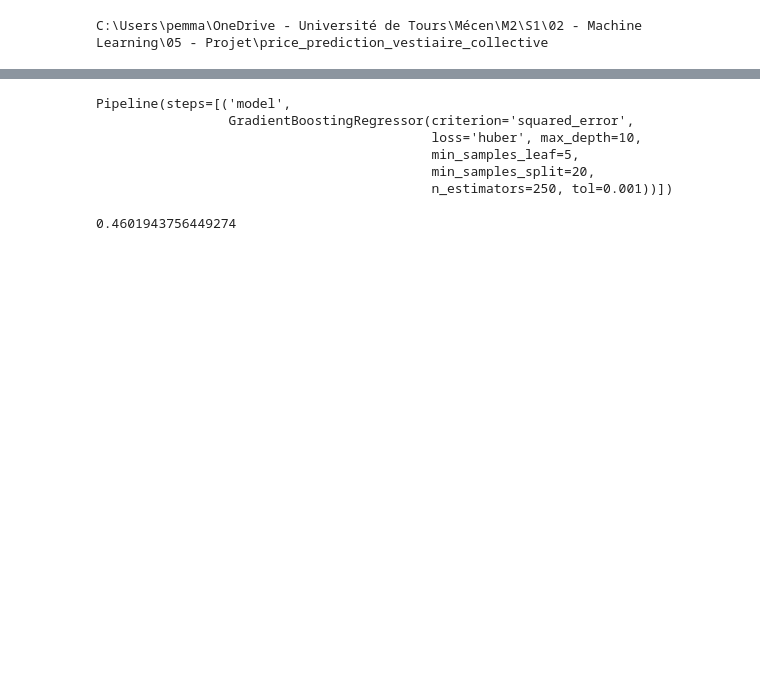
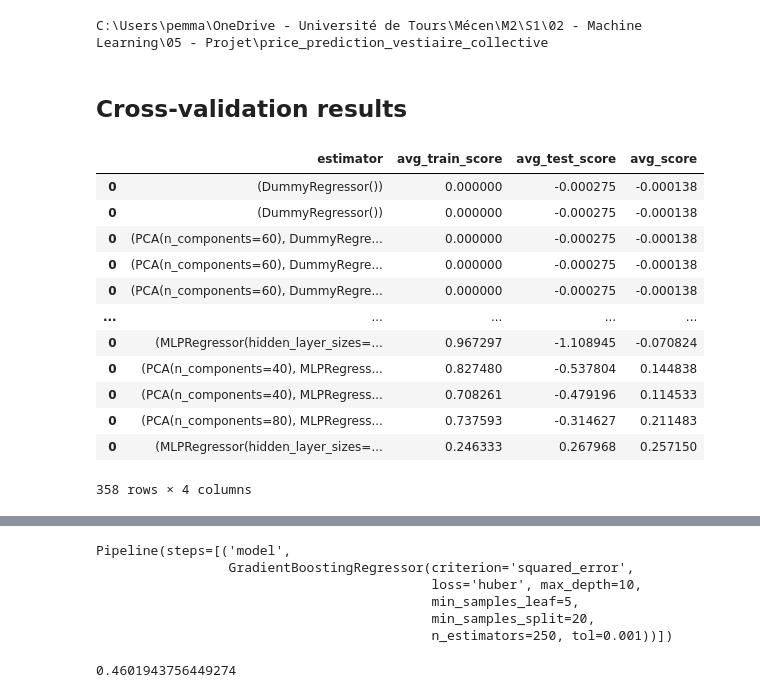
Before and after one commit to PeDiot/price_prediction_vestiaire_collective, a Jupyter notebook: notebooks/model_selection.ipynb, the cells around one changed output, grey strips where cells are left out. Cells and saved outputs as stored; diff of their text form; code cells hidden in the pictures; blank space fills up the shorter version.

Commit message:
Test modified 'get_cv_results' function.

```diff
--- a/notebooks/model_selection.ipynb
+++ b/notebooks/model_selection.ipynb
@@ -13,3 +19,23 @@ from vc_ml import (
 # %%
 import plotly.graph_objects as go
 from plotly.subplots import make_subplots
+# %% [markdown]
+## Cross-validation results
+# %%
+cv_results = get_cv_results(files_path=get_files_path())
+# %%
+cv_results
+# %% [output]
+|  | estimator | avg_train_score | avg_test_score | avg_score |
+| 0 | (DummyRegressor()) | 0.000000 | -0.000275 | -0.000138 |
+| 0 | (DummyRegressor()) | 0.000000 | -0.000275 | -0.000138 |
+| 0 | (PCA(n_components=60), DummyRegre... | 0.000000 | -0.000275 | -0.000138 |
+| 0 | (PCA(n_components=60), DummyRegre... | 0.000000 | -0.000275 | -0.000138 |
+| 0 | (PCA(n_components=60), DummyRegre... | 0.000000 | -0.000275 | -0.000138 |
+| ... | ... | ... | ... | ... |
+| 0 | (MLPRegressor(hidden_layer_sizes=... | 0.967297 | -1.108945 | -0.070824 |
+| 0 | (PCA(n_components=40), MLPRegress... | 0.827480 | -0.537804 | 0.144838 |
+| 0 | (PCA(n_components=40), MLPRegress... | 0.708261 | -0.479196 | 0.114533 |
+| 0 | (PCA(n_components=80), MLPRegress... | 0.737593 | -0.314627 | 0.211483 |
+| 0 | (MLPRegressor(hidden_layer_sizes=... | 0.246333 | 0.267968 | 0.257150 |
+358 rows × 4 columns
```
Also changed, not shown: parts of 6 cells of this notebook.
